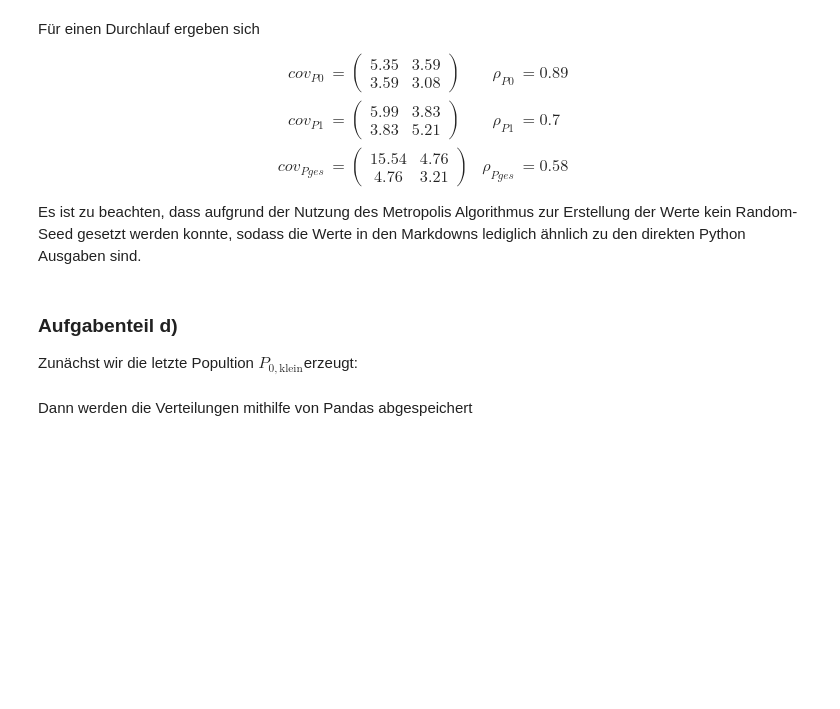
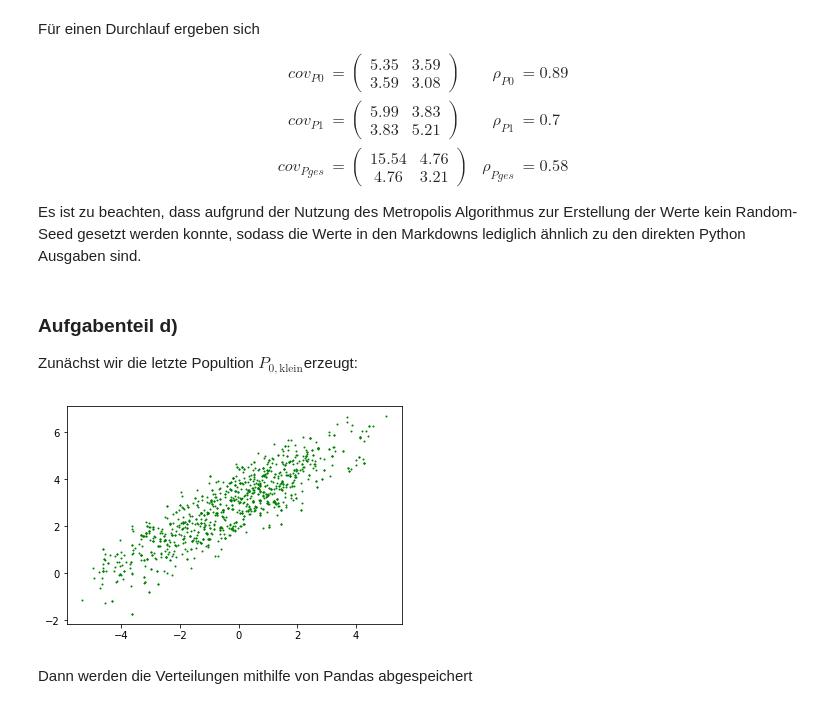
Before and after one commit to MagischeMiesmuschel/SMD_Uebung_WS1819, a Jupyter notebook: Abgabe4/Aufgabe10.ipynb, the cells around one changed output. Saved outputs shown, nothing was run; the diff lists cells and outputs as text; code cells hidden in the pictures; blank space fills up the shorter version.

```diff
--- a/Abgabe4/Aufgabe10.ipynb
+++ b/Abgabe4/Aufgabe10.ipynb
@@ -254,15 +269,23 @@ Es ist zu beachten, dass aufgrund der Nutzung des Metropolis Algorithmus zur Ers
 
 Zunächst wir die letzte Popultion $P_{0,\text{klein}}$erzeugt:
 # %%
+sx0=3.5
+sy0=2.6
+ux0=0
+uy0=3
+rho0=0.9
+
 time0k, w0k = Metro0(1,(0,3),1000)
 x0k=[]
 y0k=[]
 
 for i in time0k:
     x0k.append(w0k[i][0])
     y0k.append(w0k[i][1])
 plt.scatter(x0k,y0k,s=1,c='g')
 plt.show()
+# %% [output]
+[figure, added]
 # %% [markdown]
 Dann werden die Verteilungen mithilfe von Pandas abgespeichert
 # %%
```
Also changed, not shown: parts of 4 cells of this notebook.
